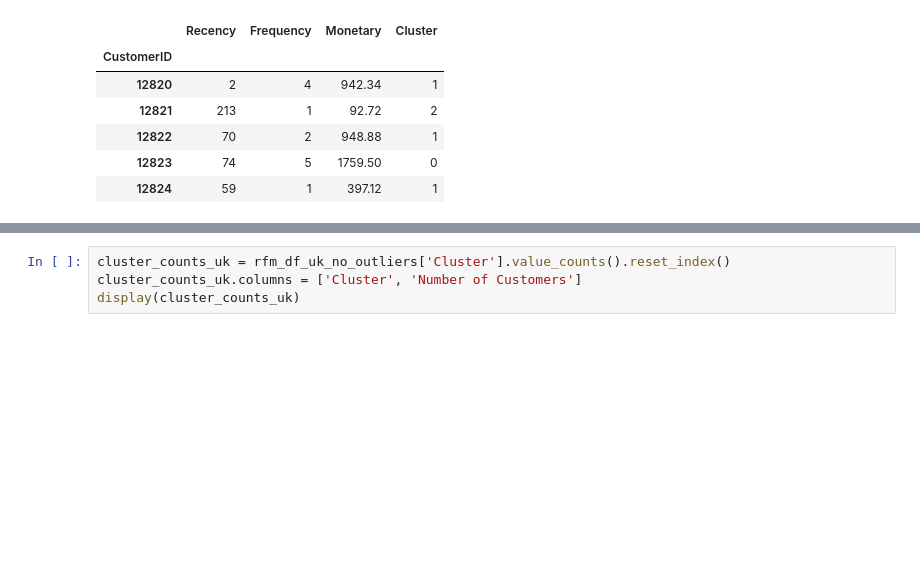
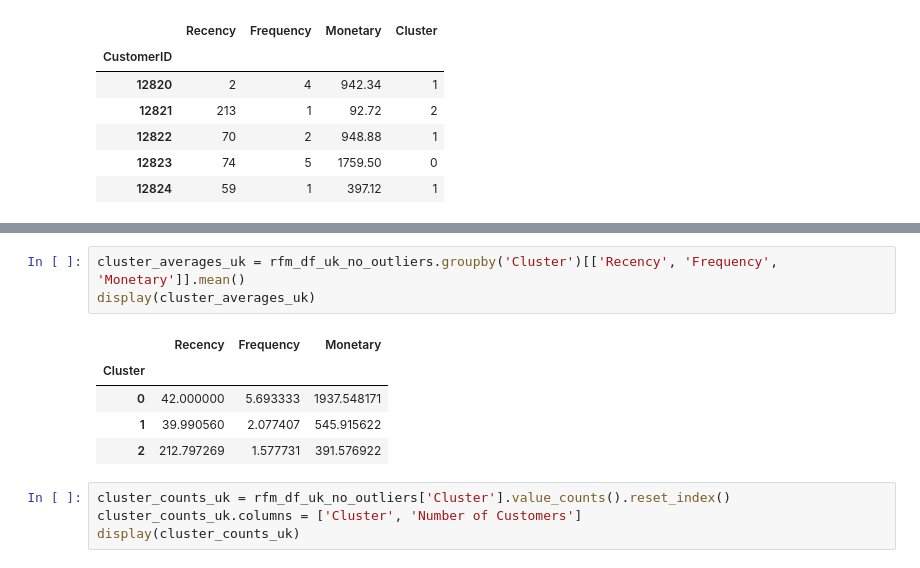
Before and after one commit to Divyakalgaiya/E-commerce-User-Behavior-Segmentation, a Jupyter notebook: divya_week3E_commerce_User_Behavior_Segmentation_.ipynb, the cells around one changed output, grey strips where cells are left out. Saved outputs shown, nothing was run; the diff lists cells and outputs as text; blank space fills up the shorter version.

```diff
--- a/divya_week3E_commerce_User_Behavior_Segmentation_.ipynb
+++ b/divya_week3E_commerce_User_Behavior_Segmentation_.ipynb
@@ -756,6 +765,15 @@ fig.show()
 fig.write_html("rfm_metrics_by_cluster_uk.html")
 # %% [output]
 [interactive output not drawn]
+# %%
+cluster_averages_uk = rfm_df_uk_no_outliers.groupby('Cluster')[['Recency', 'Frequency', 'Monetary']].mean()
+display(cluster_averages_uk)
+# %% [output]
+|  | Recency | Frequency | Monetary |
+| Cluster |  |  |  |
+| 0 | 42.000000 | 5.693333 | 1937.548171 |
+| 1 | 39.990560 | 2.077407 | 545.915622 |
+| 2 | 212.797269 | 1.577731 | 391.576922 |
 # %%
 cluster_counts_uk = rfm_df_uk_no_outliers['Cluster'].value_counts().reset_index()
 cluster_counts_uk.columns = ['Cluster', 'Number of Customers']
```
Also changed, not shown: parts of 1 cell of this notebook.
